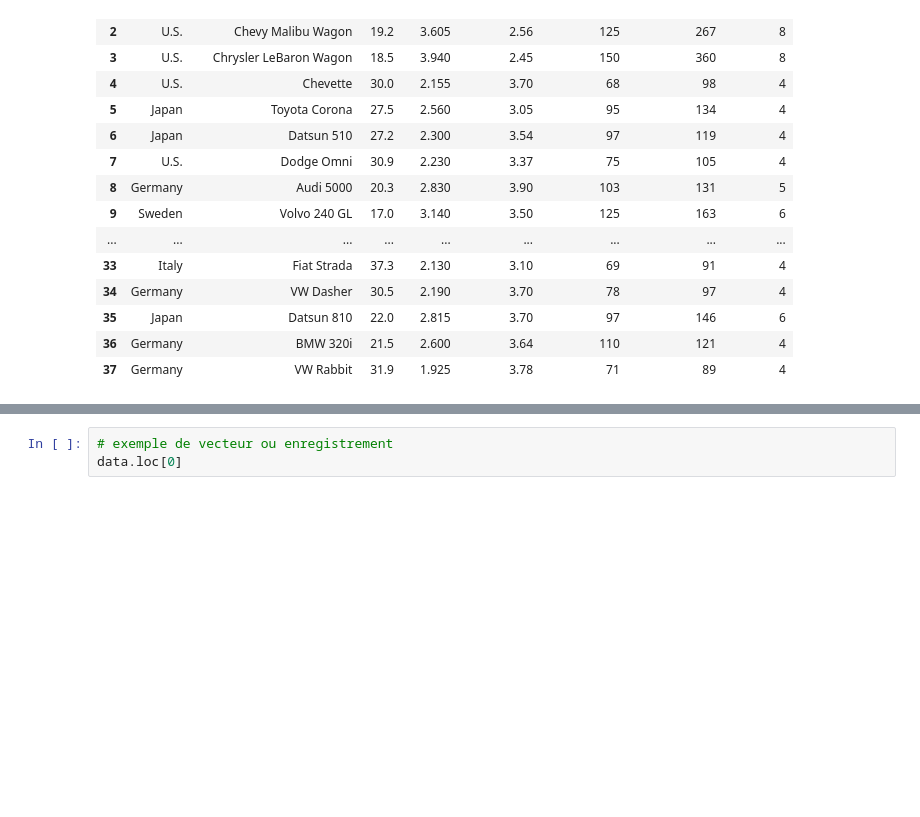
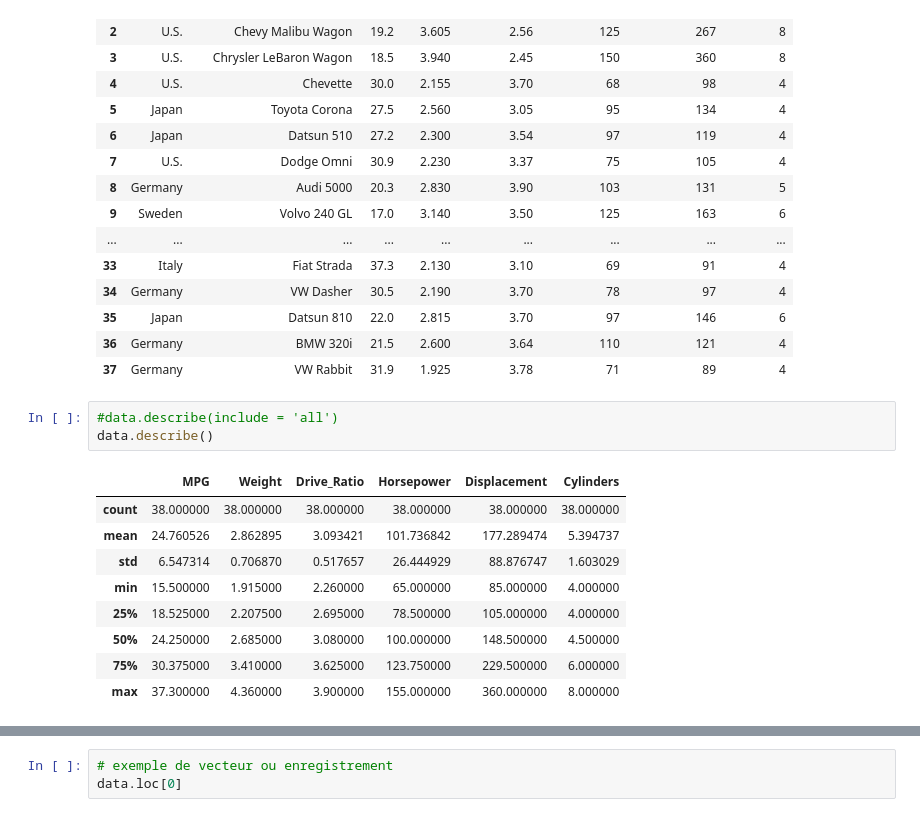
Before and after one commit to nsaunier/CIV8760, a Jupyter notebook: 00-tutoriel.ipynb, the cells around one changed output, grey strips where cells are left out. Drawn from its saved outputs; the diff is of its cells as text; blank space fills up the shorter version.

```diff
--- a/00-tutoriel.ipynb
+++ b/00-tutoriel.ipynb
@@ -423,3 +420,16 @@ None
 | 35 | Japan | Datsun 810 | 22.0 | 2.815 | 3.70 | 97 | 146 | 6 |
 | 36 | Germany | BMW 320i | 21.5 | 2.600 | 3.64 | 110 | 121 | 4 |
 | 37 | Germany | VW Rabbit | 31.9 | 1.925 | 3.78 | 71 | 89 | 4 |
+# %%
+#data.describe(include = 'all')
+data.describe()
+# %% [output]
+|  | MPG | Weight | Drive_Ratio | Horsepower | Displacement | Cylinders |
+| count | 38.000000 | 38.000000 | 38.000000 | 38.000000 | 38.000000 | 38.000000 |
+| mean | 24.760526 | 2.862895 | 3.093421 | 101.736842 | 177.289474 | 5.394737 |
+| std | 6.547314 | 0.706870 | 0.517657 | 26.444929 | 88.876747 | 1.603029 |
+| min | 15.500000 | 1.915000 | 2.260000 | 65.000000 | 85.000000 | 4.000000 |
+| 25% | 18.525000 | 2.207500 | 2.695000 | 78.500000 | 105.000000 | 4.000000 |
+| 50% | 24.250000 | 2.685000 | 3.080000 | 100.000000 | 148.500000 | 4.500000 |
+| 75% | 30.375000 | 3.410000 | 3.625000 | 123.750000 | 229.500000 | 6.000000 |
+| max | 37.300000 | 4.360000 | 3.900000 | 155.000000 | 360.000000 | 8.000000 |
```
Also changed, not shown: parts of 8 cells of this notebook, 1 other file.
